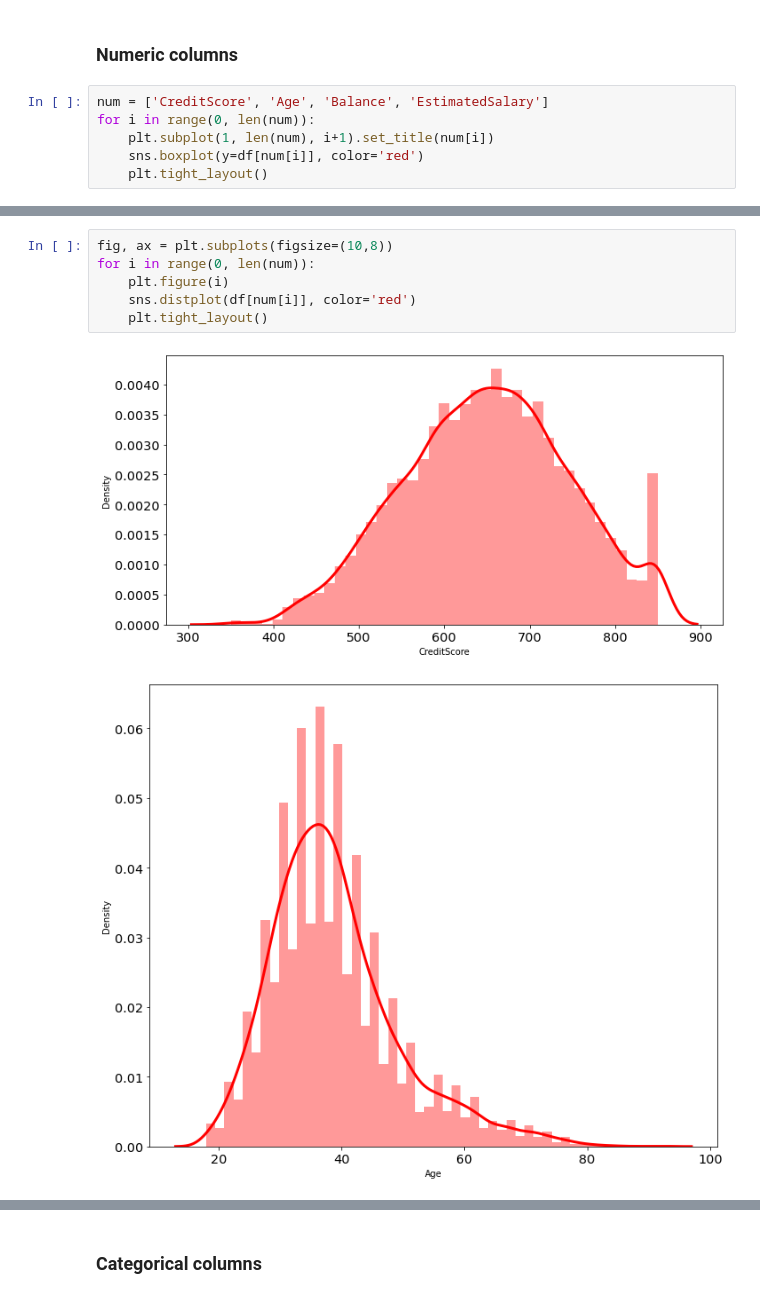
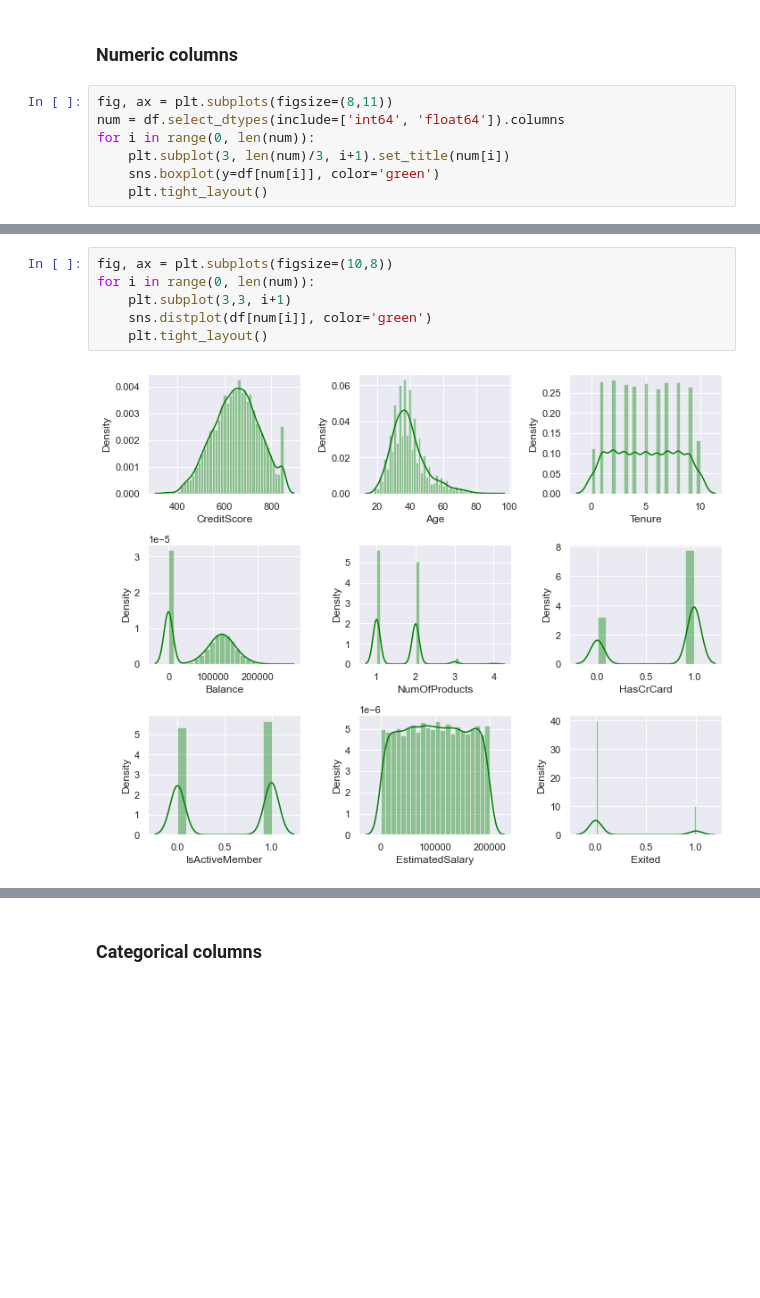
Before and after one commit to bayuwira/Project-Churn-for-Bank-Customers, a Jupyter notebook: Copy of Customer Churn Analysis.ipynb, the cells around one changed output, grey strips where cells are left out. Drawn from its saved outputs; the diff is of its cells as text; blank space fills up the shorter version.

```diff
--- a/Copy of Customer Churn Analysis.ipynb
+++ b/Copy of Customer Churn Analysis.ipynb
@@ -264,9 +264,10 @@ Kita tahu bahwa sekitar 20% pelanggan bank berhenti untuk menggunakan jasa bank,
 # %% [markdown]
 ### Numeric columns
 # %%
-num = ['CreditScore', 'Age', 'Balance', 'EstimatedSalary']
+fig, ax = plt.subplots(figsize=(8,11))
+num = df.select_dtypes(include=['int64', 'float64']).columns
 for i in range(0, len(num)):
-    plt.subplot(1, len(num), i+1).set_title(num[i])
-    sns.boxplot(y=df[num[i]], color='red')
+    plt.subplot(3, len(num)/3, i+1).set_title(num[i])
+    sns.boxplot(y=df[num[i]], color='green')
     plt.tight_layout()
 # %% [output]
@@ -274,9 +275,8 @@ for i in range(0, len(num)):
 # %%
 fig, ax = plt.subplots(figsize=(10,8))
 for i in range(0, len(num)):
-    plt.figure(i)
-    sns.distplot(df[num[i]], color='red')
+    plt.subplot(3,3, i+1)
+    sns.distplot(df[num[i]], color='green')
     plt.tight_layout()
 # %% [output]
-[figure, old version]
+[figure, new version]
-[figure, removed]
```
Also changed, not shown: parts of 20 cells of this notebook.
